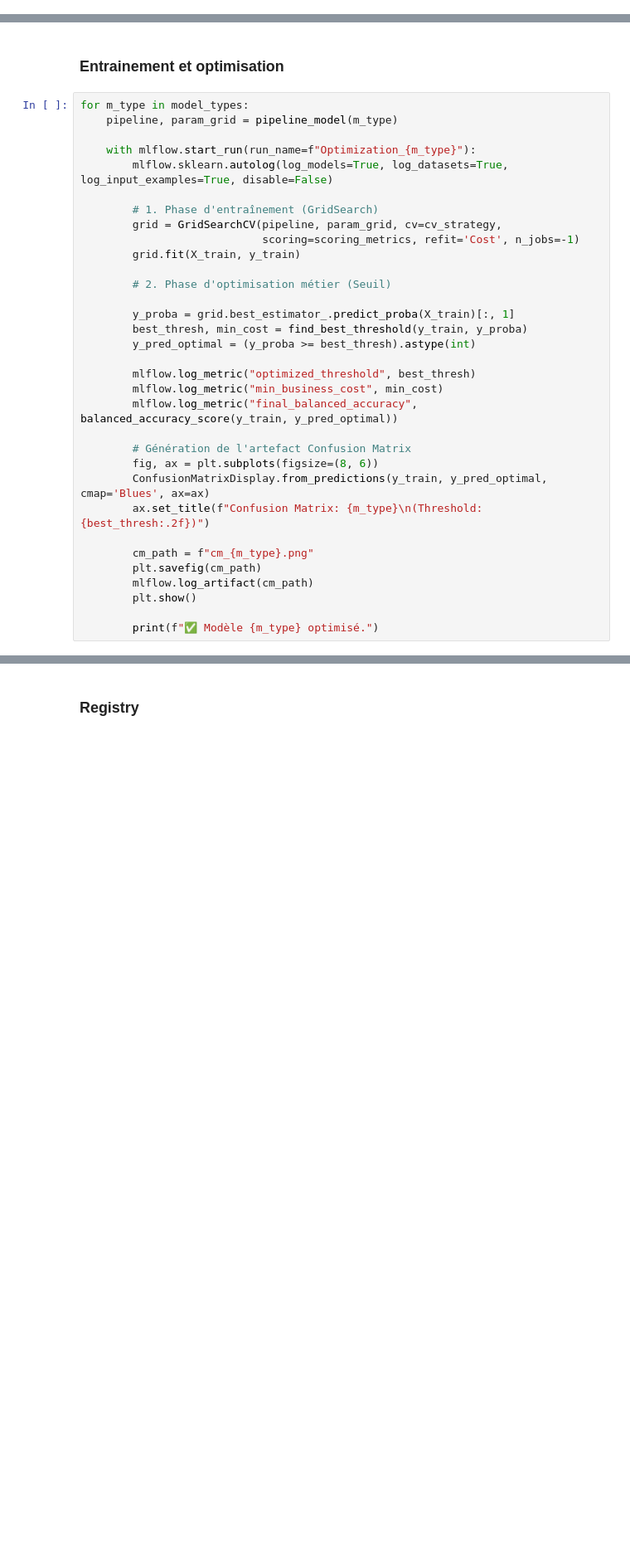
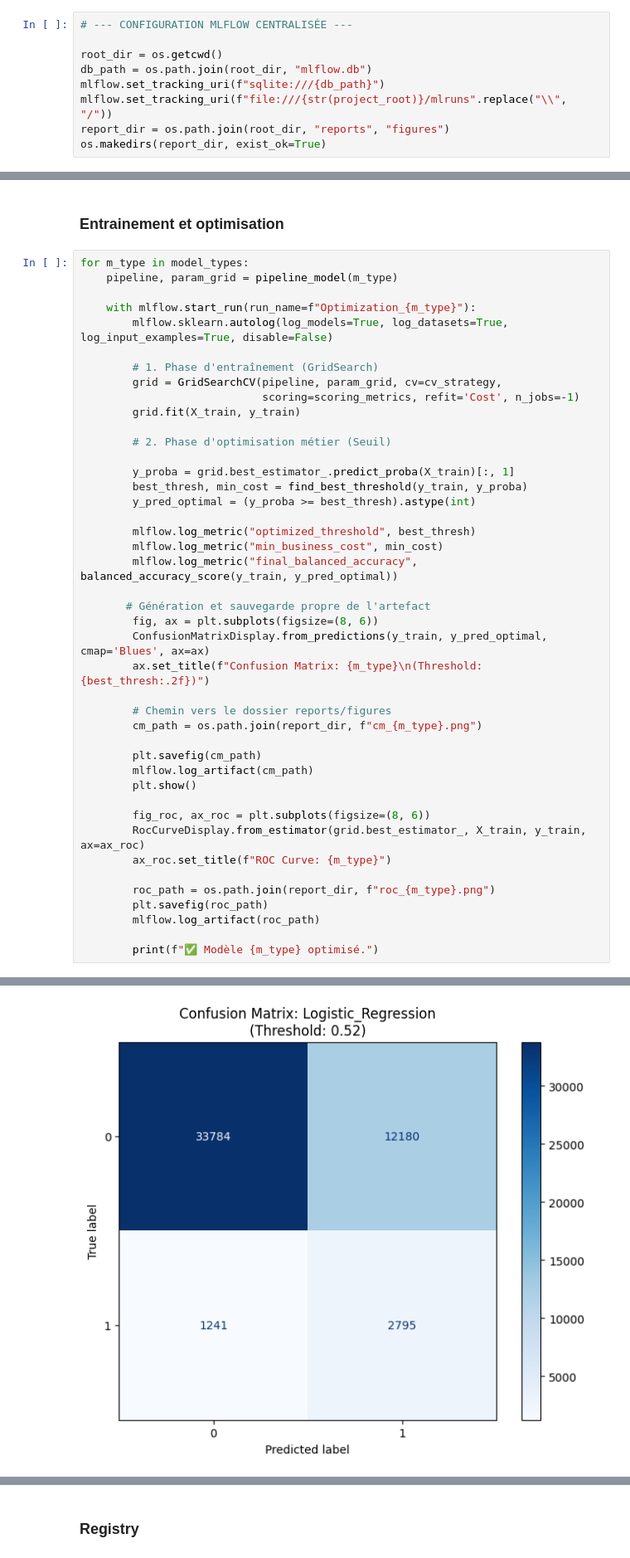
Before and after one commit to EthanChmt/Initiez-vous-aux-MLops_1, a Jupyter notebook: notebooks/test_notebook.ipynb, the cells around one changed output, grey strips where cells are left out. Shown at 83% size. Saved outputs shown, nothing was run; the diff lists cells and outputs as text; blank space fills up the shorter version.

```diff
--- a/notebooks/test_notebook.ipynb
+++ b/notebooks/test_notebook.ipynb
@@ -45,0 +54,9 @@ sys.path.append(os.path.abspath('..'))
+# %%
+# --- CONFIGURATION MLFLOW CENTRALISÉE ---
+
+root_dir = os.getcwd()
+db_path = os.path.join(root_dir, "mlflow.db")
+mlflow.set_tracking_uri(f"sqlite:///{db_path}")
+mlflow.set_tracking_uri(f"file:///{str(project_root)}/mlruns".replace("\\", "/"))
+report_dir = os.path.join(root_dir, "reports", "figures")
+os.makedirs(report_dir, exist_ok=True)
@@ -99,14 +125,25 @@ for m_type in model_types:
         mlflow.log_metric("min_business_cost", min_cost)
         mlflow.log_metric("final_balanced_accuracy", balanced_accuracy_score(y_train, y_pred_optimal))
 
-        # Génération de l'artefact Confusion Matrix
+       # Génération et sauvegarde propre de l'artefact
         fig, ax = plt.subplots(figsize=(8, 6))
         ConfusionMatrixDisplay.from_predictions(y_train, y_pred_optimal, cmap='Blues', ax=ax)
         ax.set_title(f"Confusion Matrix: {m_type}\n(Threshold: {best_thresh:.2f})")
 
-        cm_path = f"cm_{m_type}.png"
+        # Chemin vers le dossier reports/figures
+        cm_path = os.path.join(report_dir, f"cm_{m_type}.png")
+
         plt.savefig(cm_path)
         mlflow.log_artifact(cm_path)
         plt.show()
 
+        fig_roc, ax_roc = plt.subplots(figsize=(8, 6))
+        RocCurveDisplay.from_estimator(grid.best_estimator_, X_train, y_train, ax=ax_roc)
+        ax_roc.set_title(f"ROC Curve: {m_type}")
+
+        roc_path = os.path.join(report_dir, f"roc_{m_type}.png")
+        plt.savefig(roc_path)
+        mlflow.log_artifact(roc_path)
+
         print(f"✅ Modèle {m_type} optimisé.")
+# %% [output]
@@ -112,0 +151 @@ for m_type in model_types:
+[figure, added]
```
Also changed, not shown: parts of 9 cells of this notebook, 7 other files.
